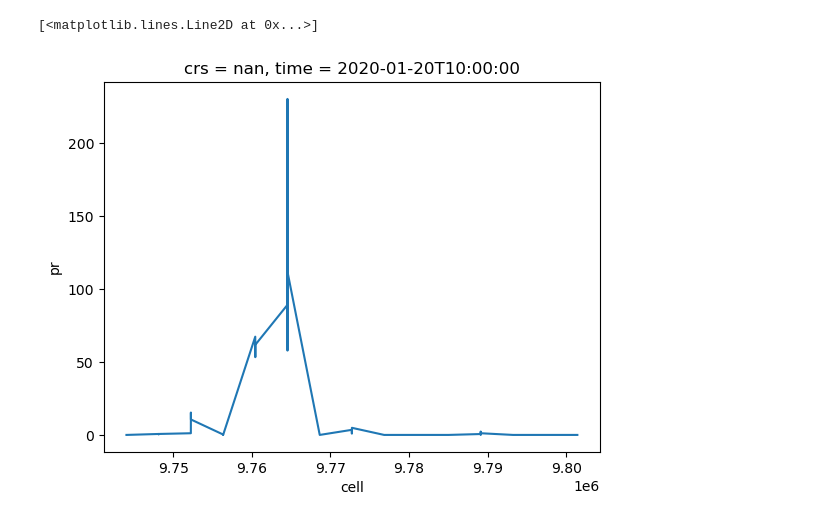
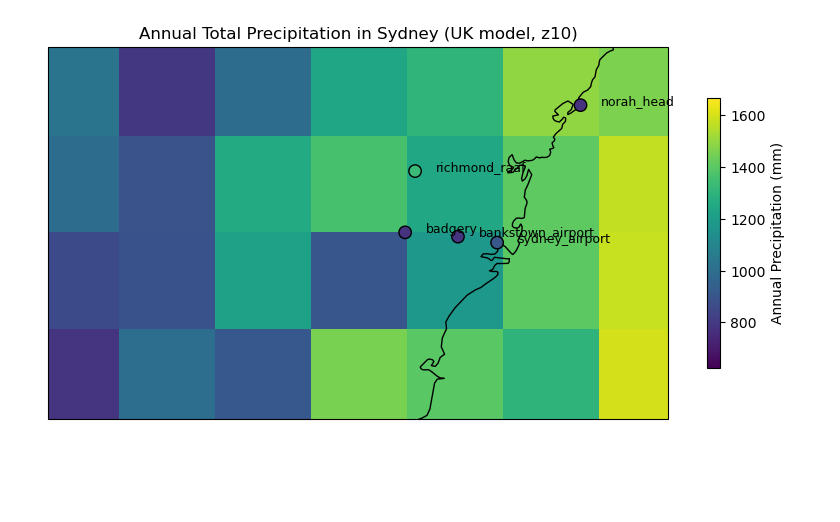
Before and after one commit to 21centuryweather/hk25-AusNode-ExtremePrecipitation, a Jupyter notebook: Code/s_Crop_model_data.ipynb, the cells around one changed output. Cells and saved outputs as stored; diff of their text form; code cells hidden in the pictures; blank space fills up the shorter version.

Commit message:
Added code and plots for the maps of the annual precipitation for UK model

```diff
--- a/Code/s_Crop_model_data.ipynb
+++ b/Code/s_Crop_model_data.ipynb
@@ -63,11 +51,20 @@ lat = ws['Latitude']
 ws_names = ws['Station_name']
 
 # Get boundary of points
-margin = 0
+margin = 0.1
 lon_min = min(lon)-margin
 lon_max = max(lon)+margin
 lat_min = min(lat)-margin
 lat_max = max(lat)+margin
 bounds = [lon_min, lon_max, lat_min, lat_max]
 print(bounds)
+print(ws_names)
+
+
+
+# Manually add bounds
+lon_min = 149
+lon_max = 152
+lat_min = -34.8
+lat_max = -33
 # %% [output]
@@ -83,6 +84,4 @@ The number of cells in the domain =  150
 # %%
-# Subset the dataset for Sydney
-ds_10_S = ds_10.sel(cell=subset_cells)
-pr_10_S = ds_10_S.pr * 86400
-# The cropped precipitation data for Sydney is pr_10_S
-print(pr_10_S)
+# Subset to our time range of interest
+start_date = "2020-03-01"
+finish_date = "2021-02-28"
@@ -96,5 +88,60 @@ Coordinates:
 # %%
-pr_10_S.isel(time=10).plot()
+# Get the total annual precipitation spatial map
+pr_10 = ds_10.pr * 60*60 # kg m-2 s-1 to mm / hr, not subsetted
+time_10_global = pr_10.sel(time=slice(start_date, finish_date))
+annual_total = time_10_global.sum(dim='time')
+
+
+# Define the min and max values for the colorbar
+vmin = 15000 / 24
+vmax = 40000 / 24
+
+# Start a new figure with Cartopy projection
+projection = ccrs.PlateCarree()
+fig, ax = plt.subplots(figsize=(10, 5), subplot_kw={'projection': projection})
+
+# Plot the scatter on top of the basemap
+ax.set_global()
+im = egh.healpix_show(annual_total.values, ax=ax, vmin=vmin, vmax=vmax)
+ax.coastlines()
+
+ax.set_extent([lon_min, lon_max, lat_min, lat_max], crs=ccrs.PlateCarree())
+
+# Add colorbar
+cbar = fig.colorbar(im, ax=ax, orientation='vertical', shrink=0.7)
+cbar.set_label("Annual Precipitation (mm)")
+
+
+# Sydney rainfall data
+locations = ['norah_head', 'richmond_raaf', 'badgery', 'sydney_airport', 'bankstown_airport']
+lats = lat
+lons = lon
+rainfall = [773.4, 1330.0, 776.4, 905.8, 785.4]
+
+
+
+# Plot the points
+scatter = ax.scatter(
+    lons,
+    lats,
+    c=rainfall,
+    cmap=im.get_cmap(),
+    vmin=vmin,
+    vmax=vmax,
+    s=80,
+    edgecolor='black',
+    transform=ccrs.PlateCarree(),
+    zorder=10
+)
+
+for loc, lon, lat in zip(locations, lons, lats):
+    ax.text(lon + 0.1, lat, loc, transform=ccrs.PlateCarree(), fontsize=9, zorder=11)
+
+
+
+plt.title("Annual Total Precipitation in Sydney (UK model, z10)")
+fname = f"hk25-AusNode-ExtremePrecipitation/Plots/Sydney_annual_precip_z10.png"
+plt.savefig(fname, dpi=150, bbox_inches='tight')
+plt.show()
 # %% [output]
-[<matplotlib.lines.Line2D at 0x...>]
-[figure, old version]
+[figure, new version]
```
Also changed, not shown: parts of 6 cells of this notebook, 3 other files.
